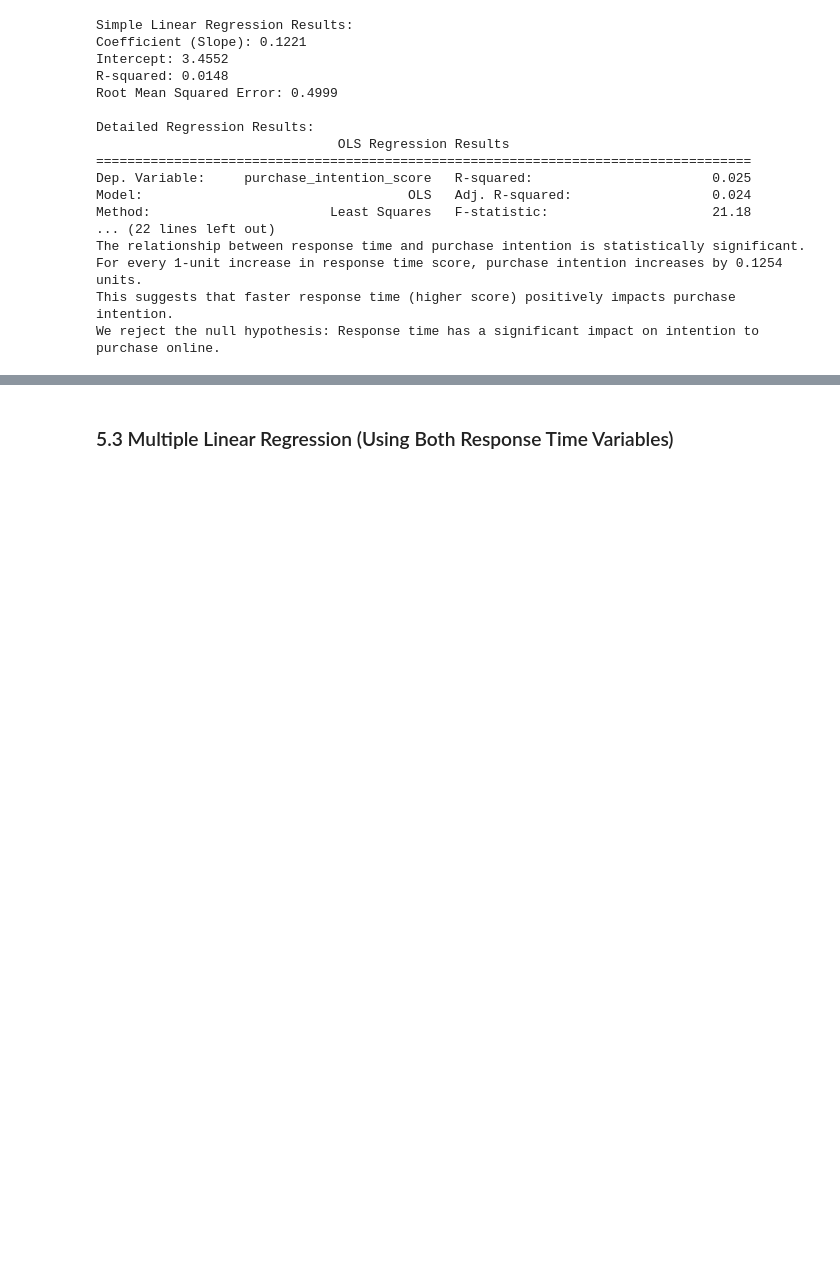
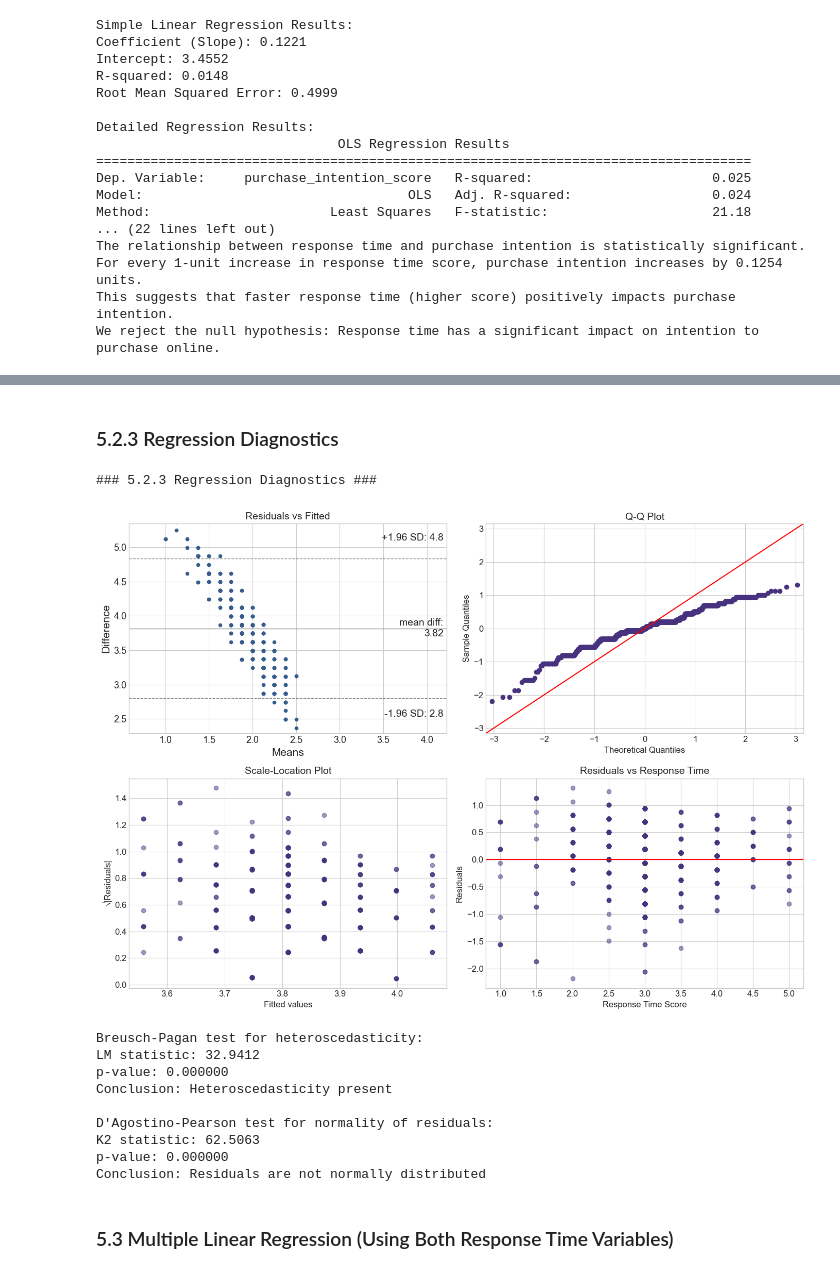
Before and after one commit to fernandonpa/Online_Purchase_Intention_Project, a Jupyter notebook: notebooks/05_hypothesis_testing/hypothesis_praneeth.ipynb, the cells around one changed output, grey strips where cells are left out. Drawn from its saved outputs; the diff is of its cells as text; code cells hidden in the pictures; blank space fills up the shorter version.

```diff
--- a/notebooks/05_hypothesis_testing/hypothesis_praneeth.ipynb
+++ b/notebooks/05_hypothesis_testing/hypothesis_praneeth.ipynb
@@ -266,3 +523,76 @@ We reject the null hypothesis: Response time has a significant impact on intenti
+# %% [markdown]
+### 5.2.3 Regression Diagnostics
+# %%
+# Add this cell after cell 5.2 (Simple Linear Regression)
+
+# Residual analysis to check regression assumptions
+print("\n### 5.2.3 Regression Diagnostics ###")
+
+# Get residuals
+residuals = sm_model.resid
+fitted_values = sm_model.fittedvalues
+
+# Create a 2x2 plot for residual diagnostics
+fig, axes = plt.subplots(2, 2, figsize=(14, 10))
+
+# 1. Residuals vs Fitted
+axes[0, 0].scatter(fitted_values, residuals, alpha=0.5)
+axes[0, 0].axhline(y=0, color='r', linestyle='-')
+axes[0, 0].set_xlabel('Fitted values')
+axes[0, 0].set_ylabel('Residuals')
+axes[0, 0].set_title('Residuals vs Fitted')
+sm.graphics.mean_diff_plot(fitted_values, residuals, ax=axes[0, 0])
+
+# 2. Q-Q plot
+sm.qqplot(residuals, line='45', ax=axes[0, 1])
+axes[0, 1].set_title('Q-Q Plot')
+
+# 3. Scale-Location Plot
+sqrt_abs_resid = np.sqrt(np.abs(residuals))
+axes[1, 0].scatter(fitted_values, sqrt_abs_resid, alpha=0.5)
+axes[1, 0].set_xlabel('Fitted values')
+axes[1, 0].set_ylabel('√|Residuals|')
+axes[1, 0].set_title('Scale-Location Plot')
+
+# 4. Residuals vs Response Time
+axes[1, 1].scatter(df['response_time_score'], residuals, alpha=0.5)
+axes[1, 1].axhline(y=0, color='r', linestyle='-')
+axes[1, 1].set_xlabel('Response Time Score')
+axes[1, 1].set_ylabel('Residuals')
+axes[1, 1].set_title('Residuals vs Response Time')
+
+plt.tight_layout()
+plt.show()
+
+# Test for homoscedasticity
+from statsmodels.stats.diagnostic import het_breuschpagan
+
+bp_test = het_breuschpagan(residuals, sm_model.model.exog)
+print(f"\nBreusch-Pagan test for heteroscedasticity:")
+print(f"LM statistic: {bp_test[0]:.4f}")
+print(f"p-value: {bp_test[1]:.6f}")
+print(f"Conclusion: {'Heteroscedasticity present' if bp_test[1] < 0.05 else 'Homoscedasticity assumption satisfied'}")
+
+# Test for normality of residuals
+from scipy import stats
+
+k2, p_value = stats.normaltest(residuals)
+print(f"\nD'Agostino-Pearson test for normality of residuals:")
+print(f"K2 statistic: {k2:.4f}")
+print(f"p-value: {p_value:.6f}")
+print(f"Conclusion: {'Residuals are not normally distributed' if p_value < 0.05 else 'Residuals are normally distributed'}")
+# %% [output]
+### 5.2.3 Regression Diagnostics ###
+[figure, added]
+Breusch-Pagan test for heteroscedasticity:
+LM statistic: 32.9412
+p-value: 0.000000
+Conclusion: Heteroscedasticity present
+
+D'Agostino-Pearson test for normality of residuals:
+K2 statistic: 62.5063
+p-value: 0.000000
+Conclusion: Residuals are not normally distributed
 # %% [markdown]
 
 
```
Also changed, not shown: parts of 20 cells of this notebook, 5 other files.
